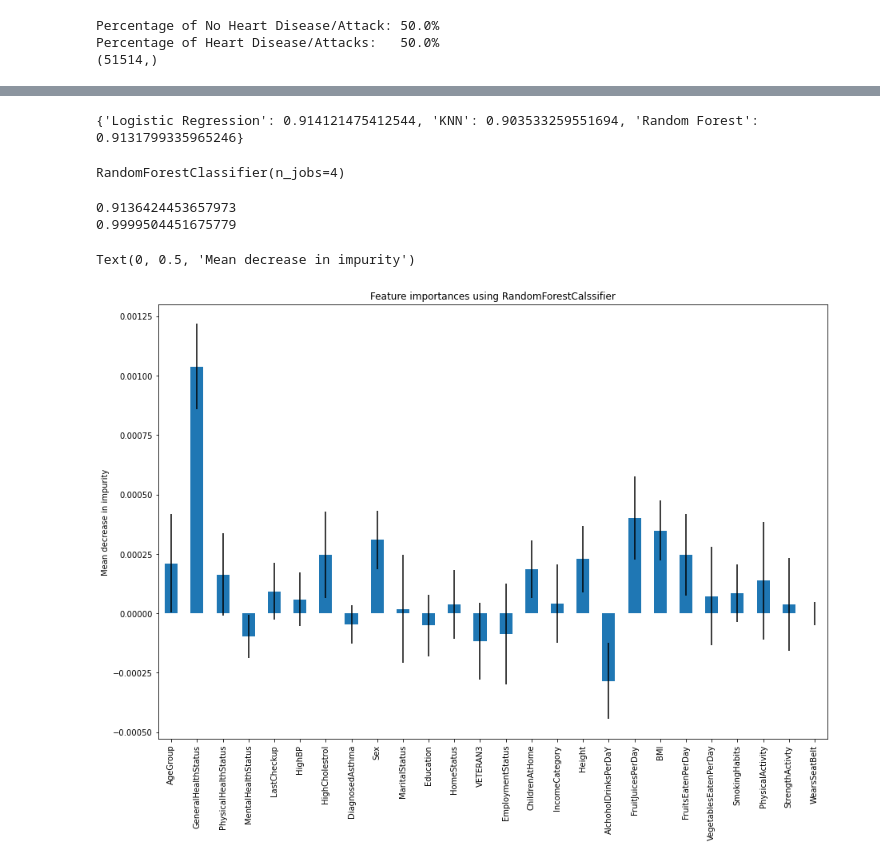
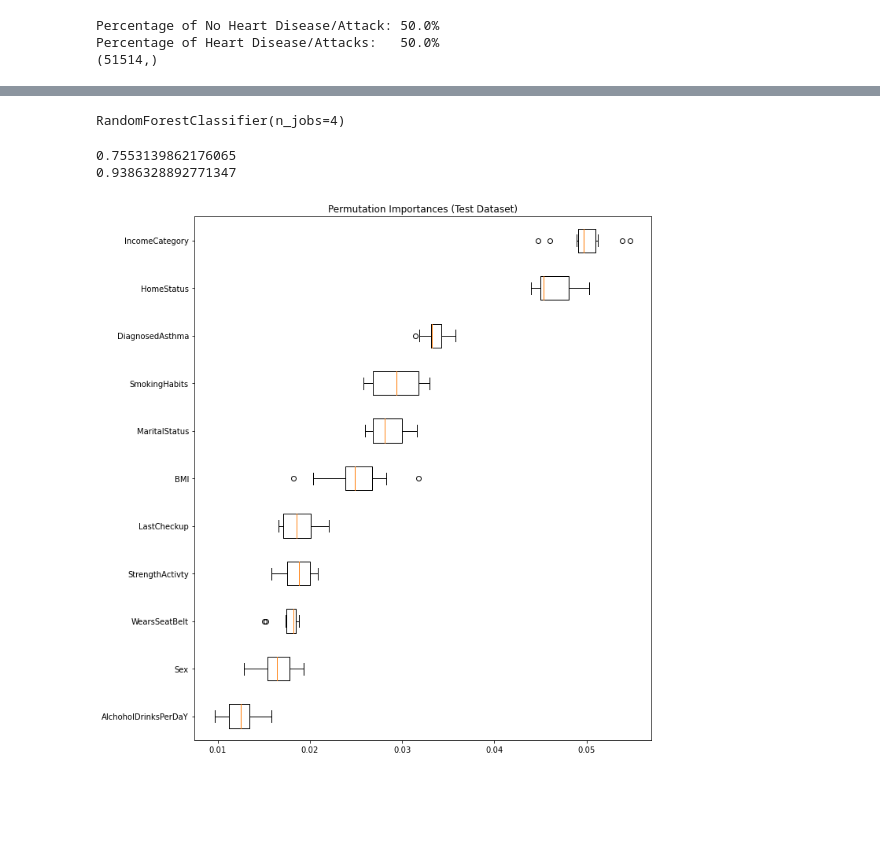
Before and after one commit to A-Refaie/DS_project, a Jupyter notebook: HD_analysis.ipynb, the cells around one changed output, grey strips where cells are left out. Cells and saved outputs as stored; diff of their text form; code cells hidden in the pictures; blank space fills up the shorter version.

```diff
--- a/HD_analysis.ipynb
+++ b/HD_analysis.ipynb
@@ -62,11 +60,12 @@ ax.set_ylim(bottom + 0.5)
 (28.5, 0.0)
 [figure]
 # %%
-#drop fruit juice and Weight as they are correlated with other features
-X = df.drop(['HeartDisease/Attack','Weight',], axis=1)
+#drop "Weight" as it is correlated with other features
+X = df.drop(['HeartDisease/Attack','Weight'], axis=1)
 y = df['HeartDisease/Attack']
+
+#Features Scaling
 features_to_scale=X.columns
-# features_to_scale=['Height','BMI','AlchoholDrinksPerDaY','FruitsEatenPerDay','VegetablesEatenPerDay','FruitJuicesPerDay']
 scaled_features=pd.DataFrame(scale(X[features_to_scale]),columns=features_to_scale)
 X.drop(features_to_scale, axis=1,inplace=True)
 
@@ -86,2 +135,7 @@ Percentage of Heart Disease/Attacks:   50.0%
+# %%
+# Defining columns to be studied in building the random forest model
+X_new= X[['HomeStatus','IncomeCategory','Sex','AlchoholDrinksPerDaY', 'StrengthActivty', 'WearsSeatBelt',
+            'DiagnosedAsthma','MaritalStatus','SmokingHabits', 'LastCheckup', 'BMI']]
 # %%
-X_train, X_test, y_train, y_test = train_test_split(X, y, test_size=0.2, random_state=42)
+X_train, X_test, y_train, y_test = train_test_split(X_new, y, test_size=0.2, random_state=42)
+X_new.shape
@@ -113,31 +144,25 @@ plt.xticks(rotation=0);
-# %%
-print(model_scores)
-# %% [output]
-{'Logistic Regression': 0.914121475412544, 'KNN': 0.903533259551694, 'Random Forest': 0.9131799335965246}
 # %%
-RFC= RandomForestClassifier(n_jobs=4)
-RFC.fit(X_train,y_train)
+RFC_new= RandomForestClassifier(n_jobs=4)
+RFC_new.fit(X_train,y_train)
 # %% [output]
 RandomForestClassifier(n_jobs=4)
 # %%
-RFC_score=RFC.score(X_test, y_test)
-print(RFC_score)
-print(RFC.score(X_train,y_train))
+print(RFC_new.score(X_test,y_test))
+print(RFC_new.score(X_train,y_train))
 # %% [output]
-0.9136424453657973
-0.9999504451675779
+0.7553139862176065
+0.9386328892771347
 # %%
 #permutation importance
-PI = permutation_importance(RFC,X_test,y_test,n_repeats=10,n_jobs=4,random_state=42)
-sorted_idx = PI.importances_mean.argsort()
+PI_new = permutation_importance(RFC_new,X_test,y_test,n_repeats=10,n_jobs=4,random_state=42)
+sorted_idx = PI_new.importances_mean.argsort()
 
 fig, ax = plt.subplots(figsize=(10,10))
 ax.boxplot(
-    PI.importances[sorted_idx].T, vert=False, labels=X.columns[sorted_idx]
+    PI_new.importances[sorted_idx].T, vert=False, labels=X_new.columns[sorted_idx]
 )
 ax.set_title("Permutation Importances (Test Dataset)")
 fig.tight_layout()
 plt.show()
 # %% [output]
-Text(0, 0.5, 'Mean decrease in impurity')
-[figure, old version]
+[figure, new version]
```
Also changed, not shown: parts of 18 cells of this notebook, 2 other files.
